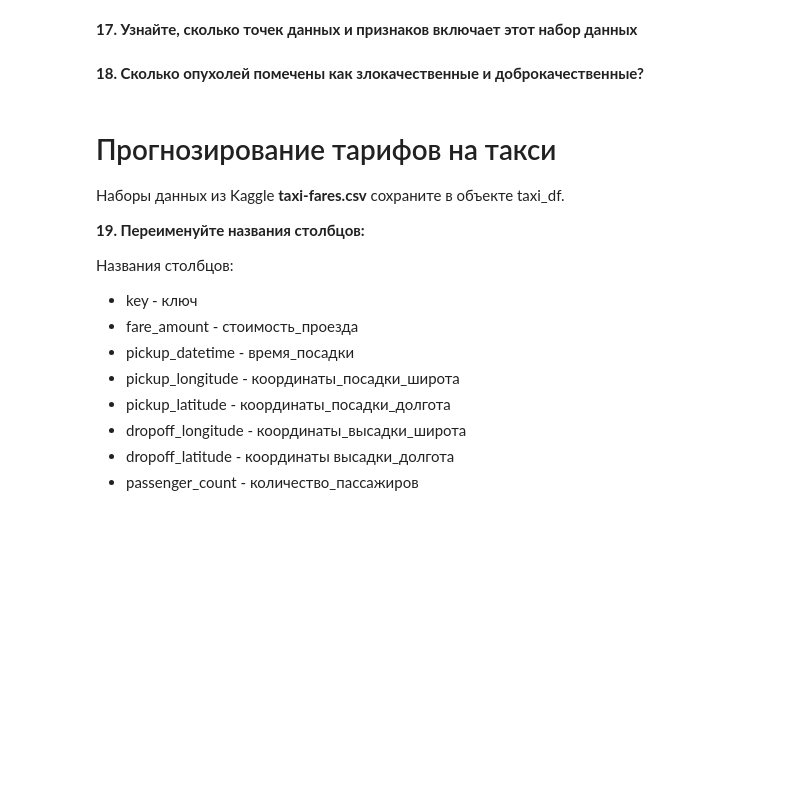
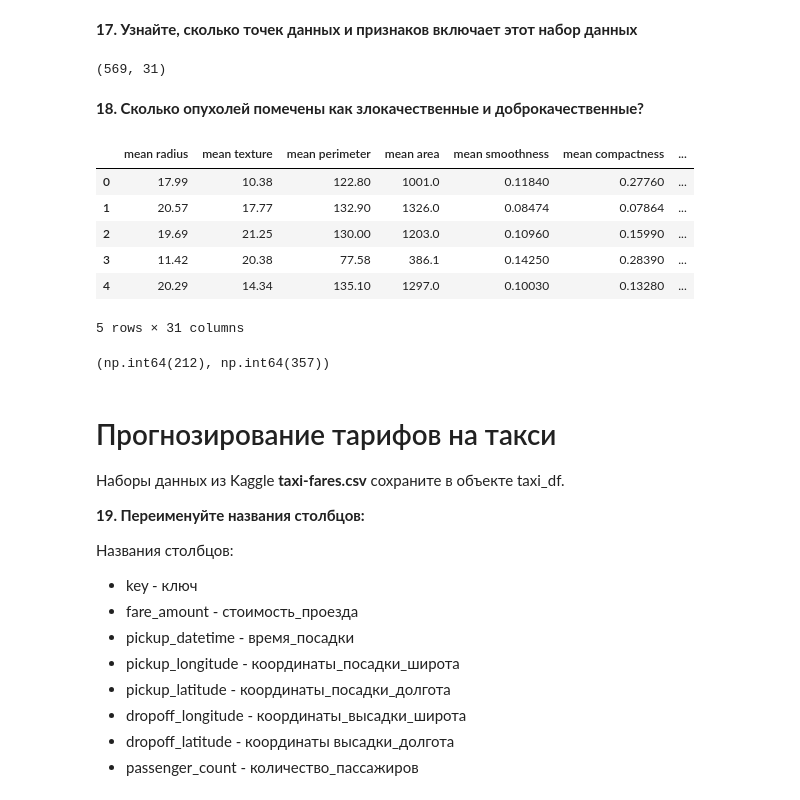
Before and after one commit to corzent/data_science, a Jupyter notebook: Checkpoint/First Module assignment_ПМИ-3-22(АиОБД)_Ишенов_Данияр.ipynb, the cells around one changed output. Cells and saved outputs as stored; diff of their text form; code cells hidden in the pictures; blank space fills up the shorter version.

```diff
--- a/Checkpoint/First Module assignment_ПМИ-3-22(АиОБД)_Ишенов_Данияр.ipynb
+++ b/Checkpoint/First Module assignment_ПМИ-3-22(АиОБД)_Ишенов_Данияр.ipynb
@@ -289,6 +287,20 @@ y = np.array([0] * n_samples_per_class + [1] * n_samples_per_class)
+# %%
+# Ваш код здесь
+from sklearn.datasets import load_breast_cancer
+
+cancer_data = load_breast_cancer()
+
+cancer_df = pd.DataFrame(cancer_data.data, columns=cancer_data.feature_names)
+
+cancer_df['target'] = cancer_data.target
 # %% [markdown]
 **17. Узнайте, сколько точек данных и признаков включает этот набор данных**
 # %%
 # Ваш код здесь
+num_samples, num_features = cancer_df.shape
+
+num_samples, num_features
+# %% [output]
+(569, 31)
 # %% [markdown]
 **18. Сколько опухолей помечены как злокачественные и доброкачественные?**
@@ -297,3 +307,21 @@ y = np.array([0] * n_samples_per_class + [1] * n_samples_per_class)
+# %%
+cancer_df.head()
+# %% [output]
+|  | mean radius | mean texture | mean perimeter | mean area | mean smoothness | mean compactness | ... |
+| 0 | 17.99 | 10.38 | 122.80 | 1001.0 | 0.11840 | 0.27760 | ... |
+| 1 | 20.57 | 17.77 | 132.90 | 1326.0 | 0.08474 | 0.07864 | ... |
+| 2 | 19.69 | 21.25 | 130.00 | 1203.0 | 0.10960 | 0.15990 | ... |
+| 3 | 11.42 | 20.38 | 77.58 | 386.1 | 0.14250 | 0.28390 | ... |
+| 4 | 20.29 | 14.34 | 135.10 | 1297.0 | 0.10030 | 0.13280 | ... |
+5 rows × 31 columns
+# %%
+# Ваш код здесь
+malignant_count = (cancer_df['target'] == 0).sum()
+benign_count = (cancer_df['target'] == 1).sum()
+
+malignant_count, benign_count
+# %% [output]
+(np.int64(212), np.int64(357))
 # %% [markdown]
 # Прогнозирование тарифов на такси
 Наборы данных из Kaggle **taxi-fares.csv**  сохраните в объекте taxi_df.
```
Also changed, not shown: parts of 2 cells of this notebook.
